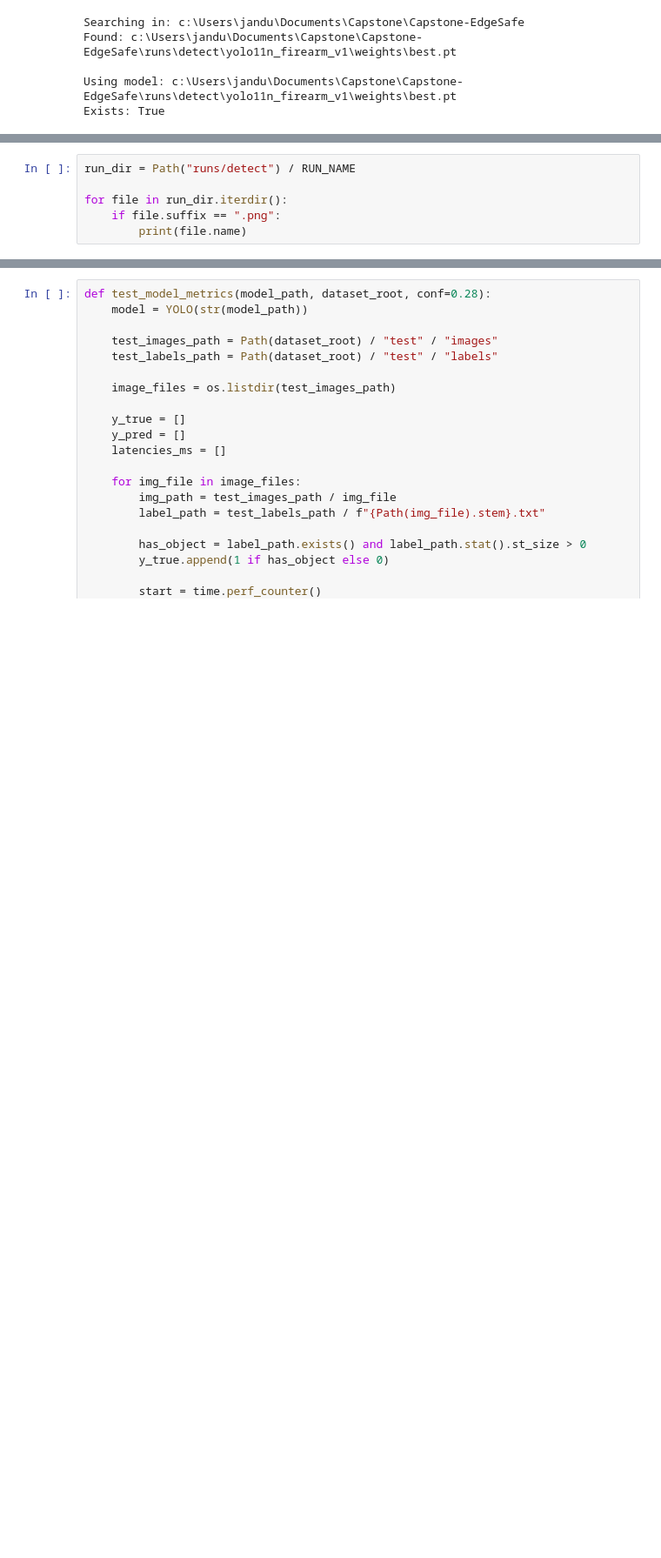
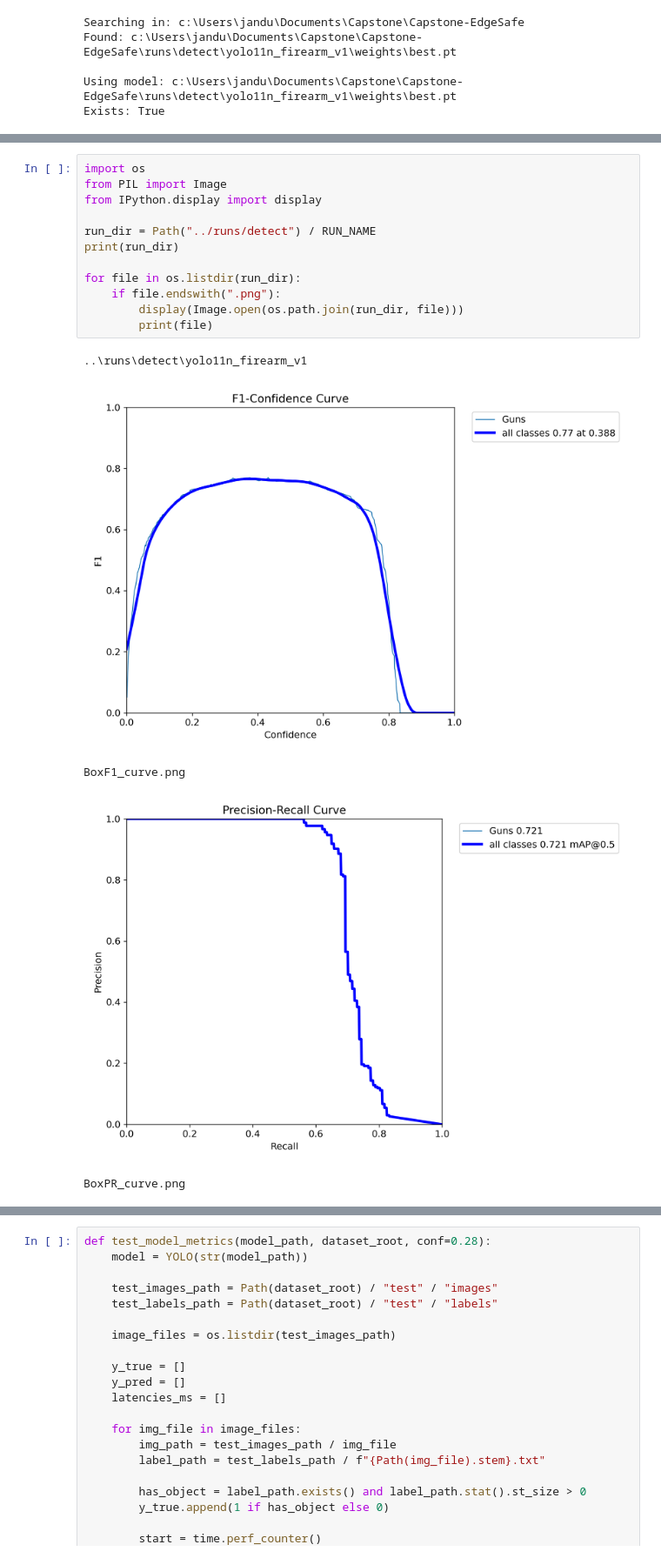
Before and after one commit to marymarmaldonado/Capstone-EdgeSafe, a Jupyter notebook: ml/YoloConfig.ipynb, the cells around one changed output, grey strips where cells are left out. Shown at 87% size. Drawn from its saved outputs; the diff is of its cells as text; blank space fills up the shorter version.

```diff
--- a/ml/YoloConfig.ipynb
+++ b/ml/YoloConfig.ipynb
@@ -248,6 +279,18 @@ show_results(test_img, detections, "YOLO Firearm Detection")
 # %%
-run_dir = Path("runs/detect") / RUN_NAME
+import os
+from PIL import Image
+from IPython.display import display
 
-for file in run_dir.iterdir():
-    if file.suffix == ".png":
-        print(file.name)
+run_dir = Path("../runs/detect") / RUN_NAME
+print(run_dir)
+
+for file in os.listdir(run_dir):
+    if file.endswith(".png"):
+        display(Image.open(os.path.join(run_dir, file)))
+        print(file)
+# %% [output]
+..\runs\detect\yolo11n_firearm_v1
+[figure, added]
+BoxF1_curve.png
+[figure, added]
+BoxPR_curve.png
```
Also changed, not shown: parts of 13 cells of this notebook, 33 other files.
